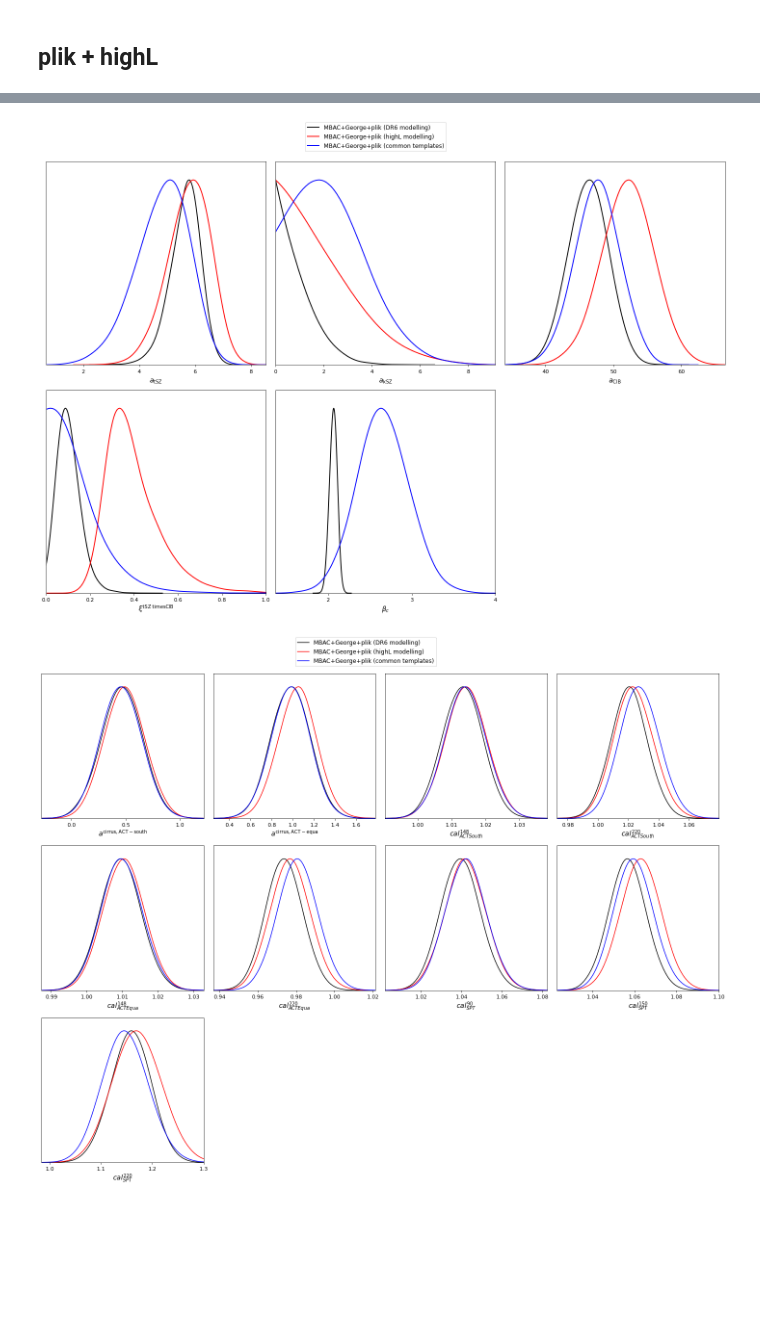
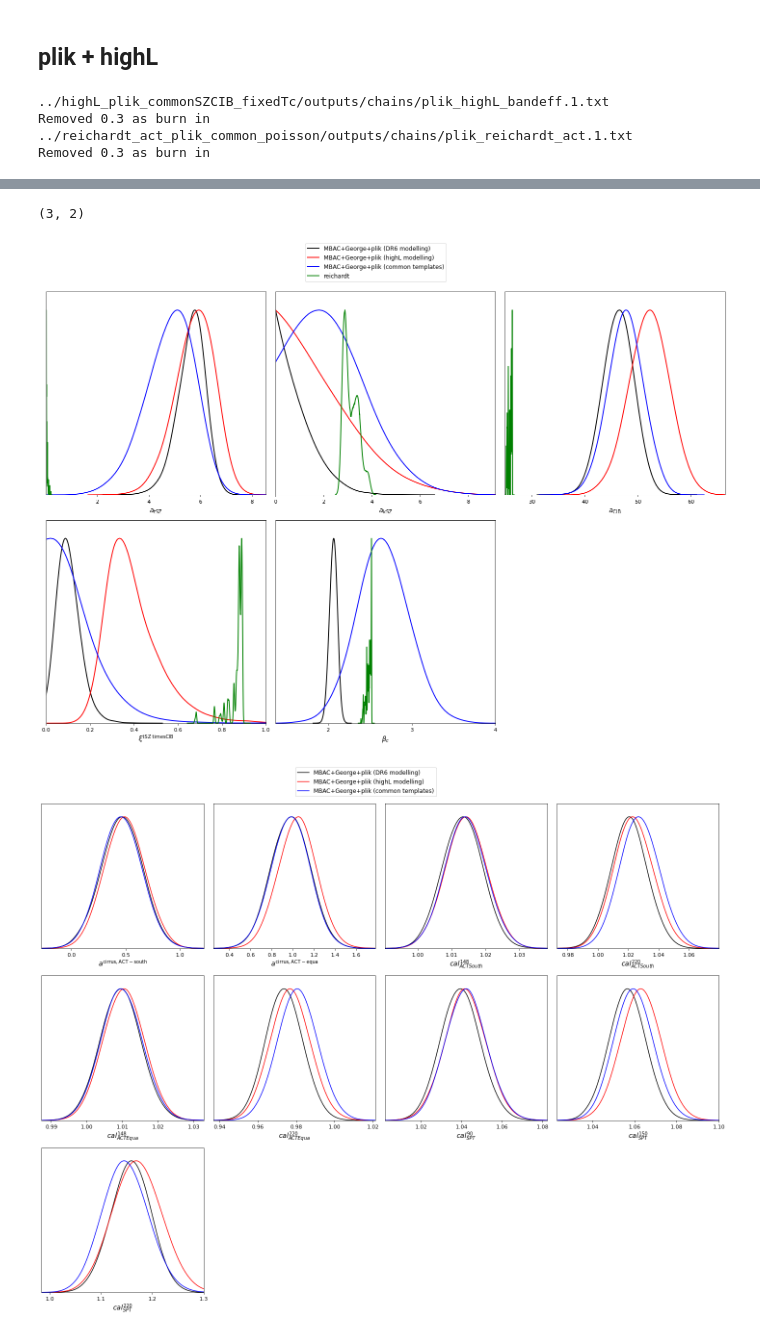
Before and after one commit to beringueb/DR6_fgmodels, a Jupyter notebook: notebooks/Plots.ipynb, the cells around one changed output, grey strips where cells are left out. Cells and saved outputs as stored; diff of their text form; code cells hidden in the pictures; blank space fills up the shorter version.

```diff
--- a/notebooks/Plots.ipynb
+++ b/notebooks/Plots.ipynb
@@ -71,10 +89,16 @@ g.plots_1d([ samples_highL_commonSZCIB_fixedTc, samples_highL, samples_highL_com
 samples_plik_highL = loadMCSamples('../highL_plik/outputs/chains/plik_highL_prior', settings={'ignore_rows':0.3})
 samples_plik_highL_commonSZCIB_fixedTc_dr6poisson = loadMCSamples('../highL_plik_commonSZCIB_fixedTc_dr6poisson/outputs/chains/plik_highL_bandeff', settings={'ignore_rows':0.3})
 samples_plik_highL_commonSZCIB_fixedTc = loadMCSamples("../highL_plik_commonSZCIB_fixedTc/outputs/chains/plik_highL_bandeff", settings={'ignore_rows':0.3})
+samples_reichardt = loadMCSamples("../reichardt_act_plik_common_poisson/outputs/chains/plik_reichardt_act", settings={'ignore_rows':0.3})
+# %% [output]
+../highL_plik_commonSZCIB_fixedTc/outputs/chains/plik_highL_bandeff.1.txt
+Removed 0.3 as burn in
+../reichardt_act_plik_common_poisson/outputs/chains/plik_reichardt_act.1.txt
+Removed 0.3 as burn in
 # %%
 import matplotlib.pyplot as plt
 g = plots.get_subplot_plotter(width_inch=20)
-g.plots_1d([ samples_plik_highL_commonSZCIB_fixedTc_dr6poisson, samples_plik_highL, samples_plik_highL_commonSZCIB_fixedTc],
-           params_common, nx=3, legend_labels=["MBAC+George+plik (DR6 modelling)", "MBAC+George+plik (highL modelling)", "MBAC+George+plik (common templates)" ])
-plt.savefig("../figures/dr6_highL_cib_common.png")
+g.plots_1d([ samples_plik_highL_commonSZCIB_fixedTc_dr6poisson, samples_plik_highL, samples_plik_highL_commonSZCIB_fixedTc, samples_reichardt],
+           params_common, nx=3, legend_labels=["MBAC+George+plik (DR6 modelling)", "MBAC+George+plik (highL modelling)", "MBAC+George+plik (common templates)", "reichardt"])
+# plt.savefig("../figures/dr6_highL_cib_common.png")
 # %% [output]
@@ -81,4 +106,5 @@ plt.savefig("../figures/dr6_highL_cib_common.png")
+(3, 2)
-[figure, old version]
+[figure, new version]
 # %%
 params_highL = ["a_gtt_as","a_gtt_ae","cal_acts_148","cal_acts_220","cal_acte_148" , "cal_acte_220",
                 "cal_sptg_90", "cal_sptg_150", "cal_sptg_220"]
```
Also changed, not shown: parts of 4 cells of this notebook, 6 other files.
